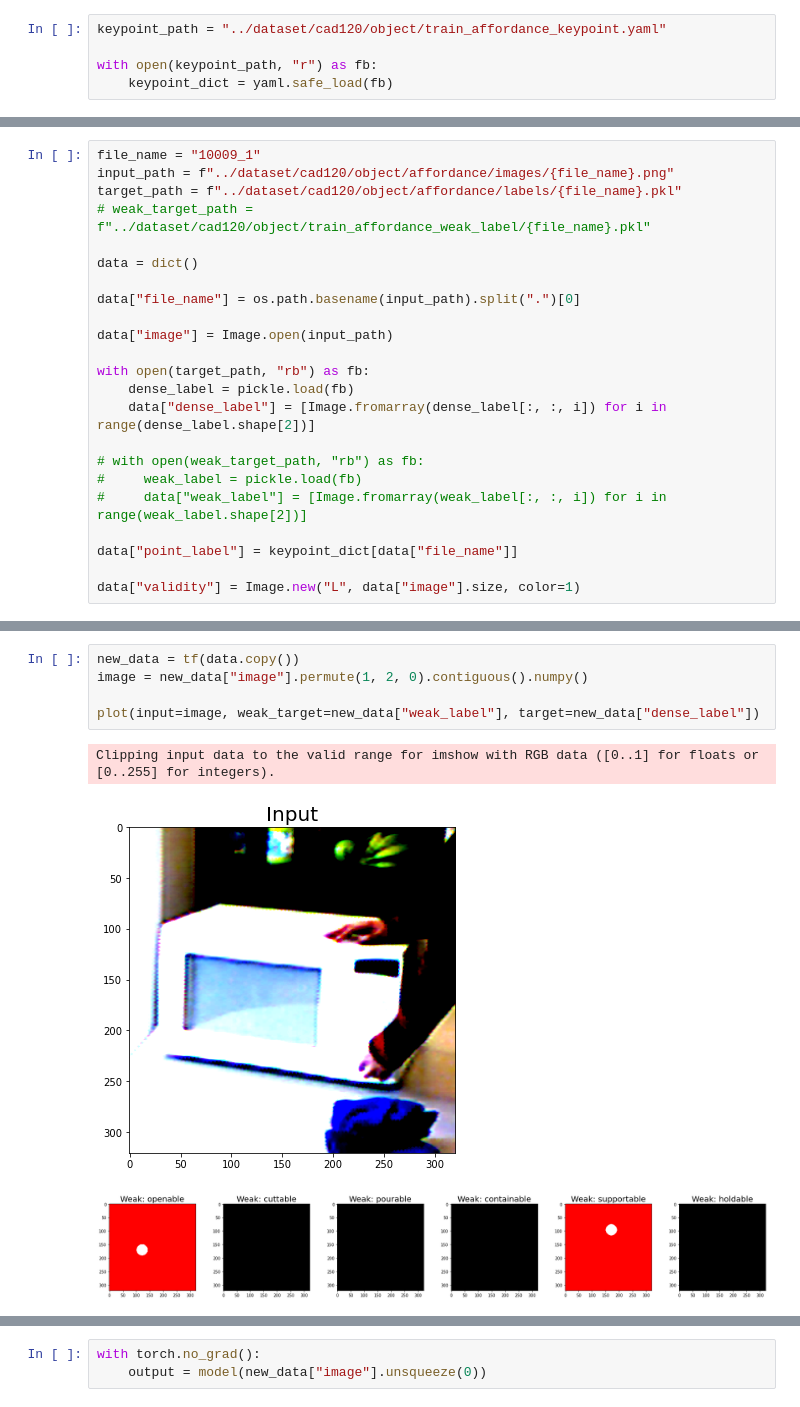
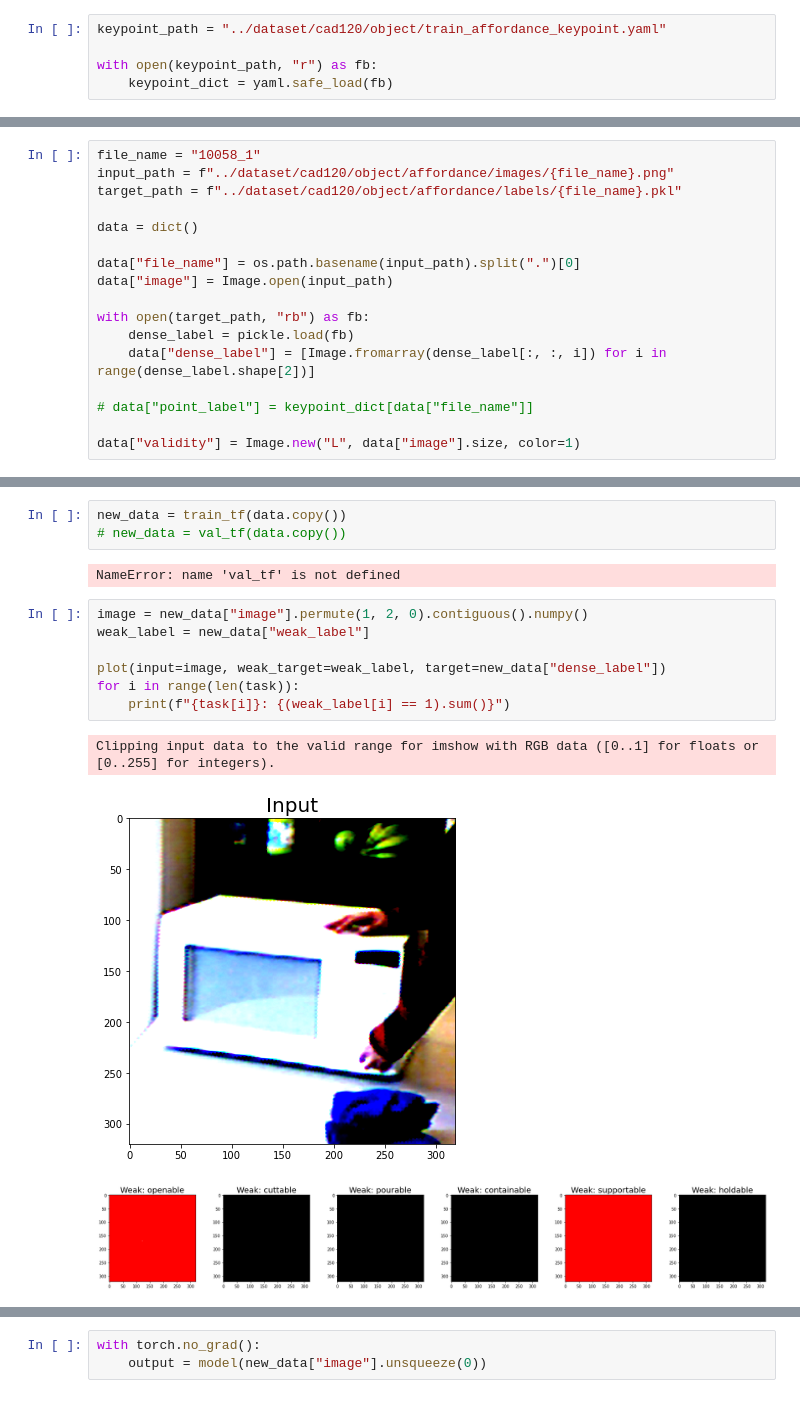
Before and after one commit to leiyaocui/STRAP, a Jupyter notebook: test.ipynb, the cells around one changed output, grey strips where cells are left out. Cells and saved outputs as stored; diff of their text form.

```diff
--- a/test.ipynb
+++ b/test.ipynb
@@ -136,23 +141,17 @@ tf = TF.Compose(
 # %%
-file_name = "10009_1"
+file_name = "10058_1"
 input_path = f"../dataset/cad120/object/affordance/images/{file_name}.png"
 target_path = f"../dataset/cad120/object/affordance/labels/{file_name}.pkl"
-# weak_target_path = f"../dataset/cad120/object/train_affordance_weak_label/{file_name}.pkl"
 
 data = dict()
 
 data["file_name"] = os.path.basename(input_path).split(".")[0]
-
 data["image"] = Image.open(input_path)
 
 with open(target_path, "rb") as fb:
     dense_label = pickle.load(fb)
     data["dense_label"] = [Image.fromarray(dense_label[:, :, i]) for i in range(dense_label.shape[2])]
 
-# with open(weak_target_path, "rb") as fb:
-#     weak_label = pickle.load(fb)
-#     data["weak_label"] = [Image.fromarray(weak_label[:, :, i]) for i in range(weak_label.shape[2])]
-
-data["point_label"] = keypoint_dict[data["file_name"]]
+# data["point_label"] = keypoint_dict[data["file_name"]]
 
 data["validity"] = Image.new("L", data["image"].size, color=1)
@@ -168,10 +163,17 @@ plot(input=data["image"], target=data["dense_label"], weak_target=data["weak_lab
+# %%
+new_data = train_tf(data.copy())
+# new_data = val_tf(data.copy())
+# %% [output]
+NameError: name 'val_tf' is not defined
 # %%
-new_data = tf(data.copy())
 image = new_data["image"].permute(1, 2, 0).contiguous().numpy()
+weak_label = new_data["weak_label"]
 
-plot(input=image, weak_target=new_data["weak_label"], target=new_data["dense_label"])
+plot(input=image, weak_target=weak_label, target=new_data["dense_label"])
+for i in range(len(task)):
+    print(f"{task[i]}: {(weak_label[i] == 1).sum()}")
 # %% [output]
 Clipping input data to the valid range for imshow with RGB data ([0..1] for floats or [0..255] for integers).
 [figure]
-[figure, old version]
+[figure, new version]
 [figure]
```
Also changed, not shown: parts of 14 cells of this notebook, 18 other files.
